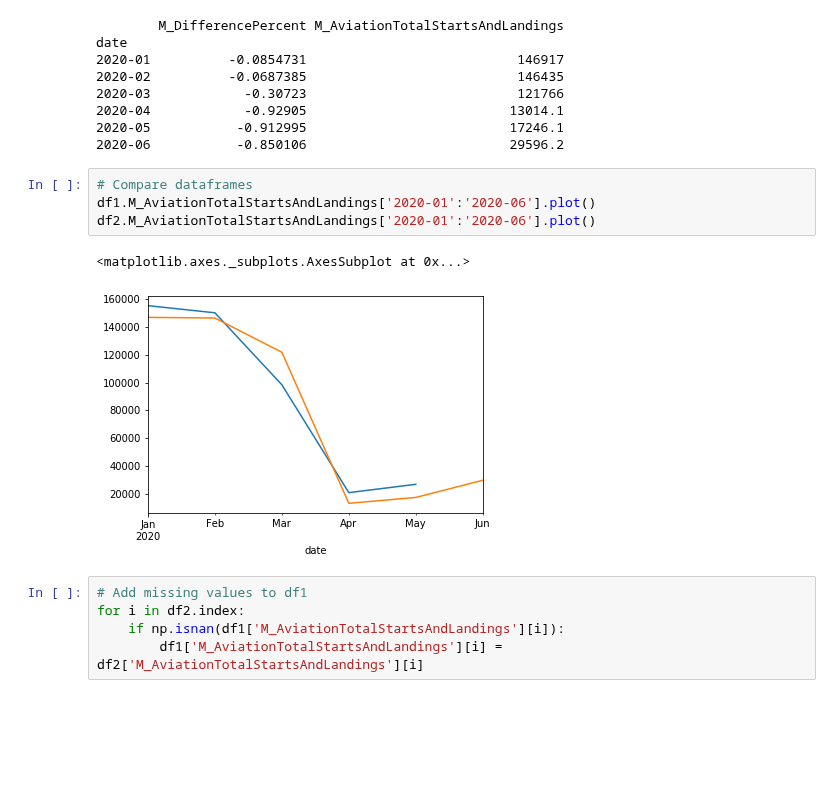
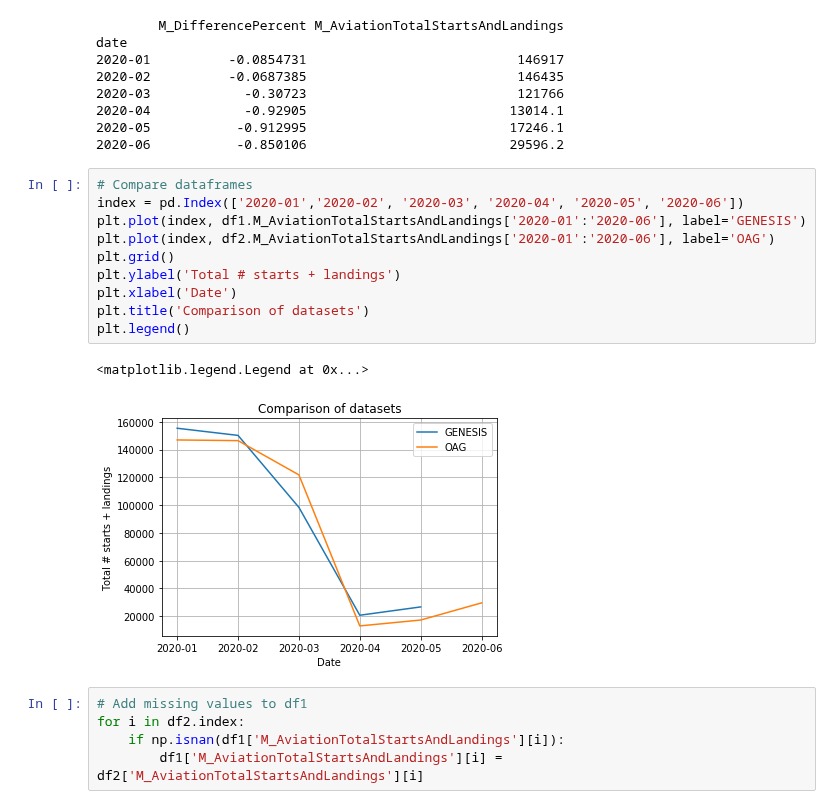
Before and after one commit to hannesk95/AMI, a Jupyter notebook: dataprocessing/M_Process_Final_Aviation_Dataset.ipynb, the cells around one changed output. Drawn from its saved outputs; the diff is of its cells as text; blank space fills up the shorter version.

Commit message:
Aviation data merging plot improvement

```diff
--- a/dataprocessing/M_Process_Final_Aviation_Dataset.ipynb
+++ b/dataprocessing/M_Process_Final_Aviation_Dataset.ipynb
@@ -298,13 +300,19 @@ date
 2020-04            -0.92905                          13014.1
 2020-05           -0.912995                          17246.1
 2020-06           -0.850106                          29596.2
-# %%
-# Compare dataframes
-df1.M_AviationTotalStartsAndLandings['2020-01':'2020-06'].plot()
-df2.M_AviationTotalStartsAndLandings['2020-01':'2020-06'].plot()
-# %% [output]
-<matplotlib.axes._subplots.AxesSubplot at 0x...>
-[figure, removed]
+# %%
+# Compare dataframes
+index = pd.Index(['2020-01','2020-02', '2020-03', '2020-04', '2020-05', '2020-06'])
+plt.plot(index, df1.M_AviationTotalStartsAndLandings['2020-01':'2020-06'], label='GENESIS')
+plt.plot(index, df2.M_AviationTotalStartsAndLandings['2020-01':'2020-06'], label='OAG')
+plt.grid()
+plt.ylabel('Total # starts + landings')
+plt.xlabel('Date')
+plt.title('Comparison of datasets')
+plt.legend()
+# %% [output]
+<matplotlib.legend.Legend at 0x...>
+[figure, added]
 # %%
 # Add missing values to df1
 for i in df2.index:
```
Also changed, not shown: parts of 2 cells of this notebook.
